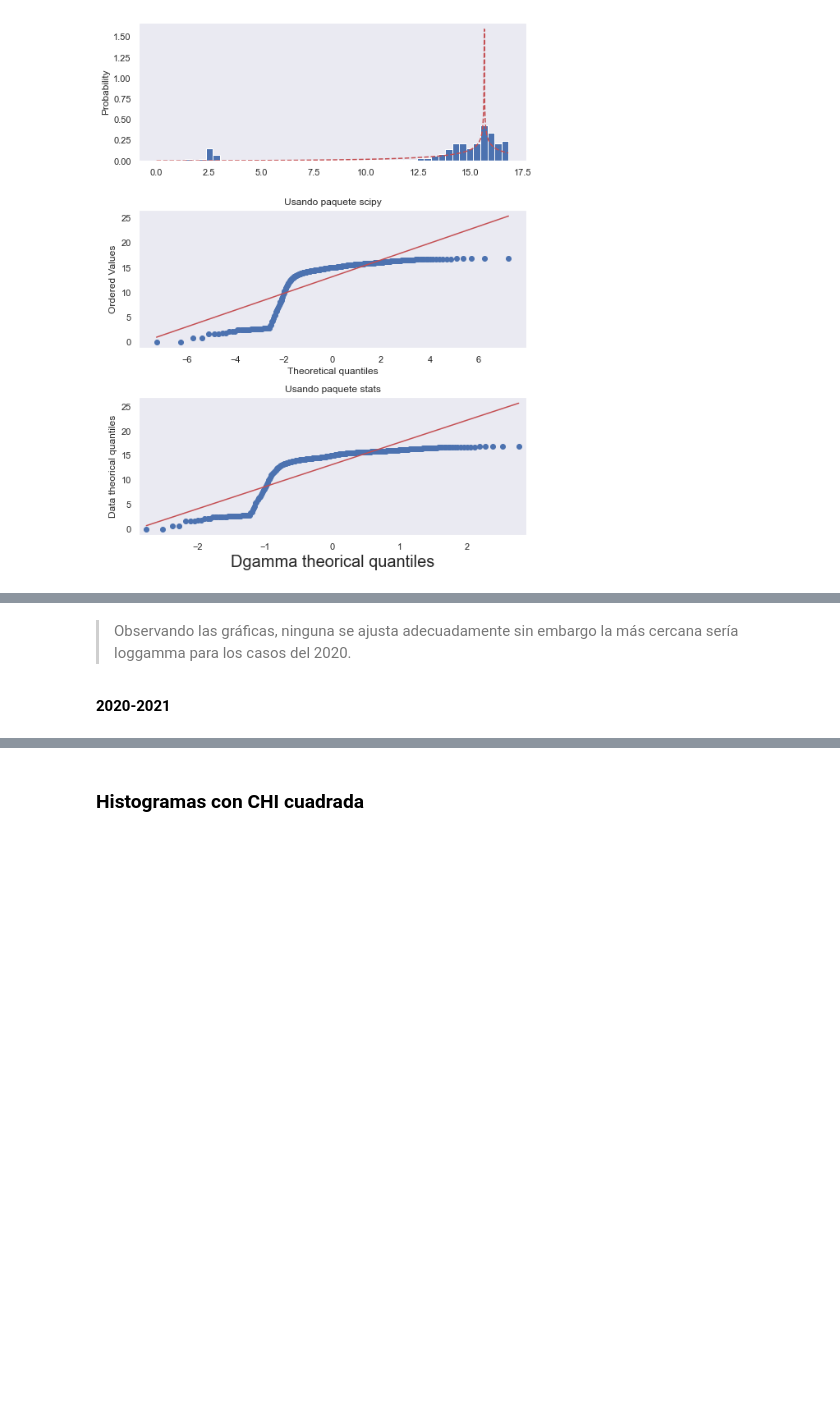
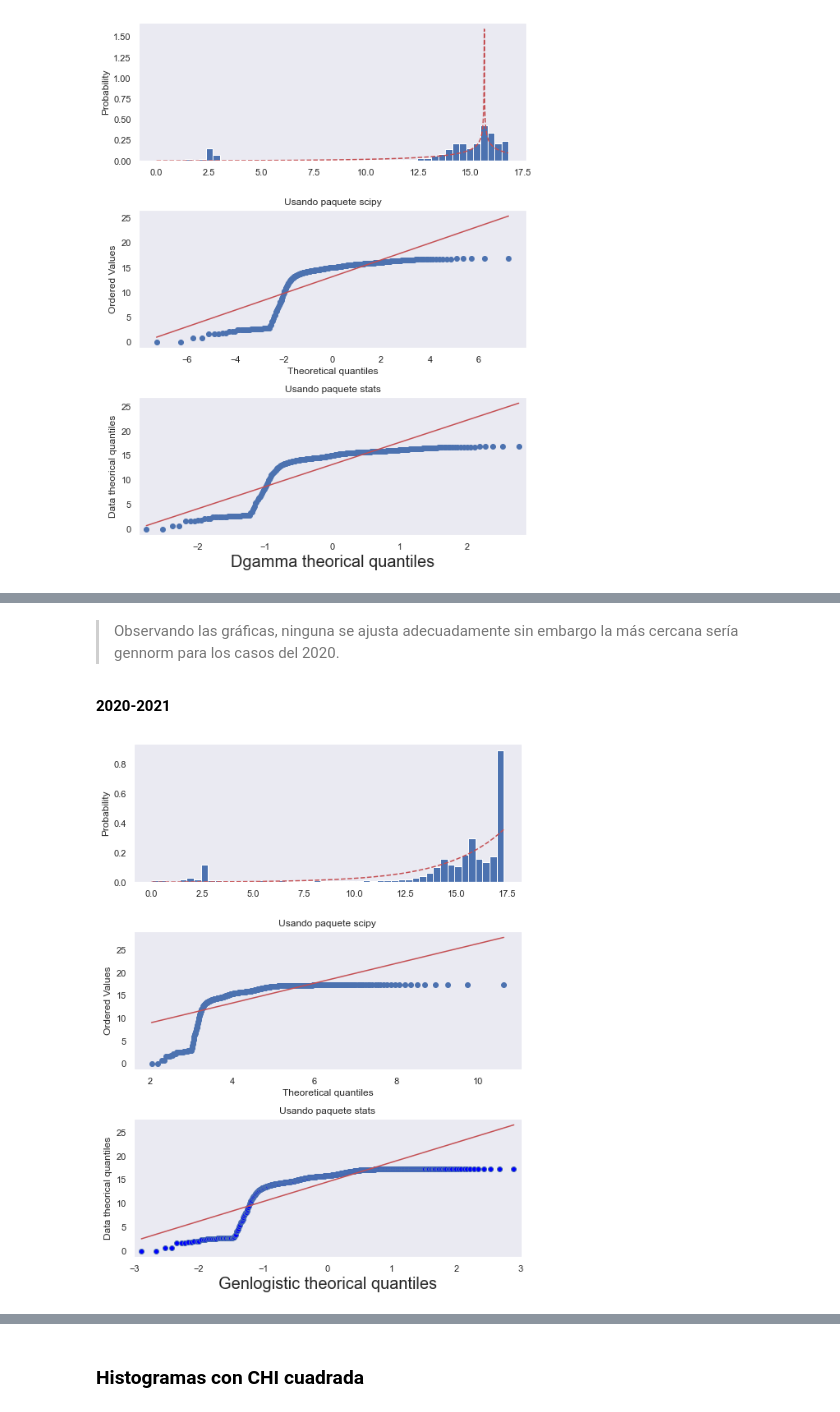
Before and after one commit to valerialadron/Proyecto_VLadron_MMLopez, a Jupyter notebook: Proyecto2_VLadron_MMLopez.ipynb, the cells around one changed output, grey strips where cells are left out. Saved outputs shown, nothing was run; the diff lists cells and outputs as text; code cells hidden in the pictures; blank space fills up the shorter version.

```diff
--- a/Proyecto2_VLadron_MMLopez.ipynb
+++ b/Proyecto2_VLadron_MMLopez.ipynb
@@ -699,5 +683,5 @@ KeyboardInterrupt
 # %% [markdown]
-> Observando las gráficas, ninguna se ajusta adecuadamente sin embargo la más cercana sería loggamma para los casos del 2020.
+> Observando las gráficas, ninguna se ajusta adecuadamente sin embargo la más cercana sería gennorm para los casos del 2020.
 # %% [markdown]
 **2020-2021**
 # %%
@@ -708,34 +692,36 @@ divisiones = 50 # Cantidad de barras en el histograma
 fig, ax = plt.subplots(3,1, figsize=(8,10))
 fig.tight_layout(pad=3.0)
 
 ax[0].hist(measurements,divisiones,density=True)
 
 # Función de distribución de probabilidad la cual creemos que mis datos distribuyen
 # RECORDAR: SÓLO FUNCIONA PARA DISTRIBUCIONES CONTINUAS
-dist = 'johnsonsb'
+dist = 'genlogistic'
 params = getattr(st, dist).fit(measurements)
 
 # Graficar PDF de la distribución que queremos probar
 
 x = np.arange(measurements.min(), measurements.max(), .01)
 y = getattr(st, dist).pdf(x, *params)
 ax[0].plot(x,y,'r--')
 ax[0].set_ylabel('Probability')
 ax[0].grid()
 
 # gráfica de Q-Q entre mis datos y la curva que quiero probar que sigue mi distribución (dist)
 # Usando scipy
 grap2 = st.probplot(measurements, dist=dist, sparams=getattr(st, dist).fit(x)[:-2], plot=ax[1], fit=True)
 ax[1].grid()
 ax[1].set_title('Usando paquete scipy')
 
 grap1 = sm.qqplot(measurements,line='s',ax=ax[2])
 ax[2].grid()
 ax[2].set_title('Usando paquete stats')
 
 plt.xlabel(f'{dist.title()} theorical quantiles',size=20)
 plt.ylabel('Data theorical quantiles')
 plt.show()
+# %% [output]
+[figure, added]
 # %%
 ##2020-2021
 measurements = v2_data
```
Also changed, not shown: parts of 95 cells of this notebook.
